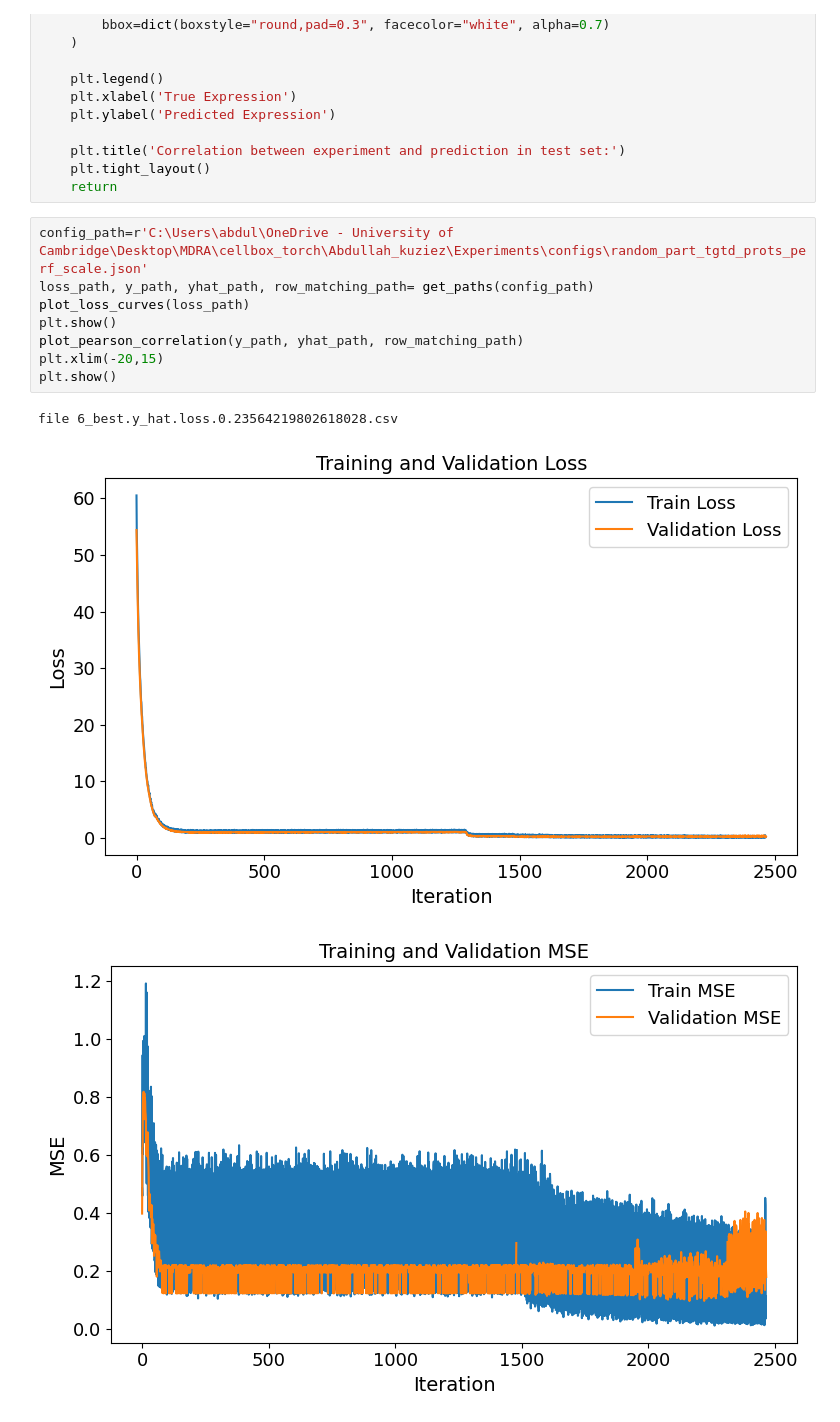
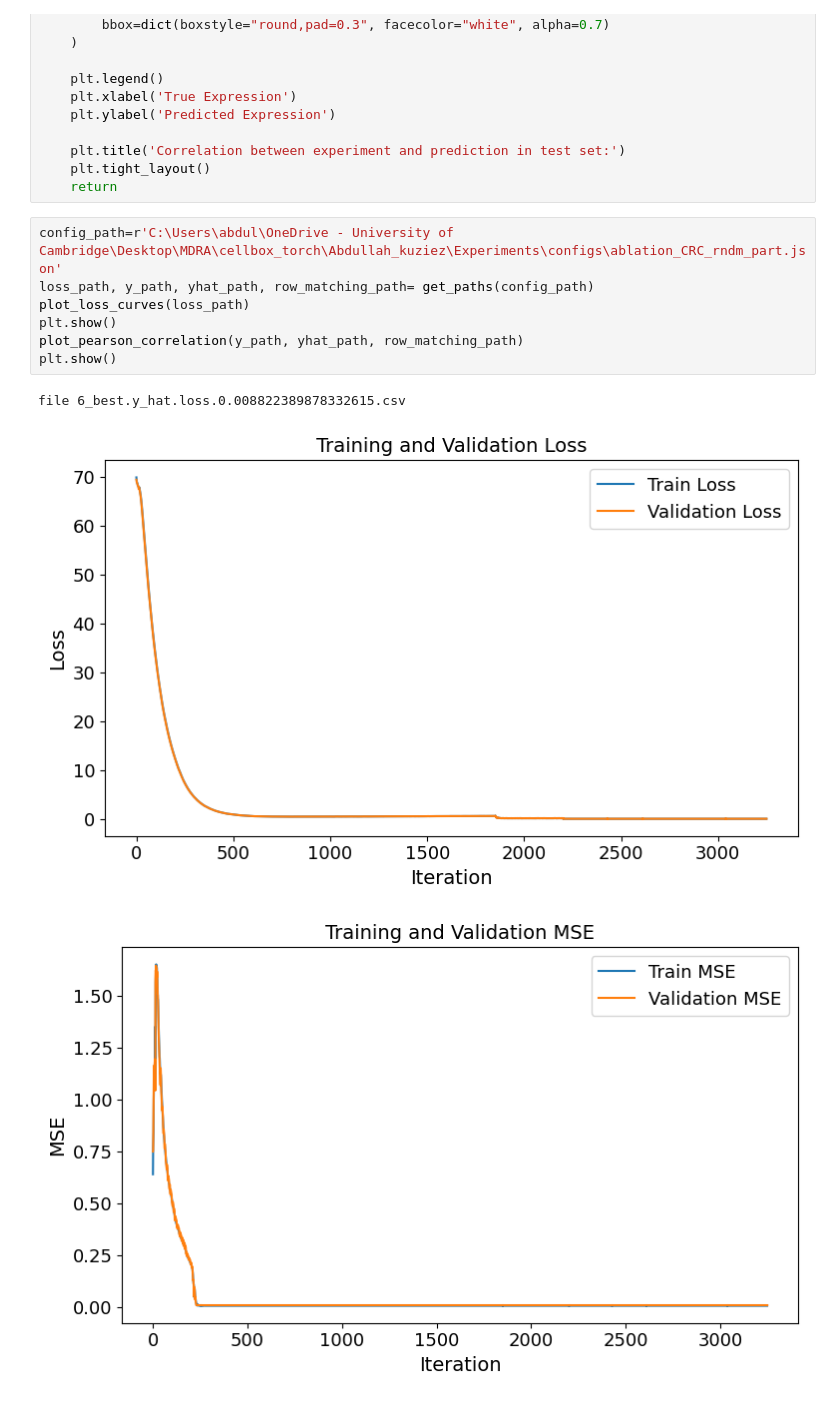
Before and after one commit to sanderlab/cellbox_torch, a Jupyter notebook: Abdullah_kuziez/making_figures/pearson&loss.ipynb, the cells around one changed output. Saved outputs shown, nothing was run; the diff lists cells and outputs as text.

```diff
--- a/Abdullah_kuziez/making_figures/pearson&loss.ipynb
+++ b/Abdullah_kuziez/making_figures/pearson&loss.ipynb
@@ -187,14 +187,13 @@ def plot_pearson_correlation(y_path, yhat_path, row_matching_path,col_numbers_ph
     plt.tight_layout()
     return
 # %%
-config_path=r'C:\Users\abdul\OneDrive - University of Cambridge\Desktop\MDRA\cellbox_torch\Abdullah_kuziez\Experiments\configs\random_part_tgtd_prots_perf_scale.json'
+config_path=r'C:\Users\abdul\OneDrive - University of Cambridge\Desktop\MDRA\cellbox_torch\Abdullah_kuziez\Experiments\configs\ablation_CRC_rndm_part.json'
 loss_path, y_path, yhat_path, row_matching_path= get_paths(config_path)
 plot_loss_curves(loss_path)
 plt.show()
 plot_pearson_correlation(y_path, yhat_path, row_matching_path)
-plt.xlim(-20,15)
 plt.show()
 # %% [output]
-file 6_best.y_hat.loss.0.23564219802618028.csv
+file 6_best.y_hat.loss.0.008822389878332615.csv
-[figure, old version]
+[figure, new version]
-[figure, old version]
+[figure, new version]
```
Also changed, not shown: parts of 1 cell of this notebook, 55 other files.
